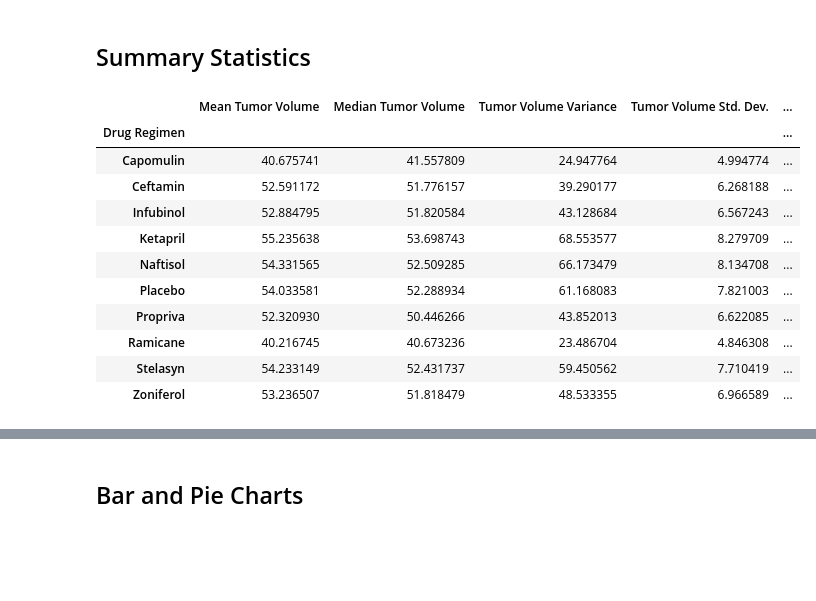
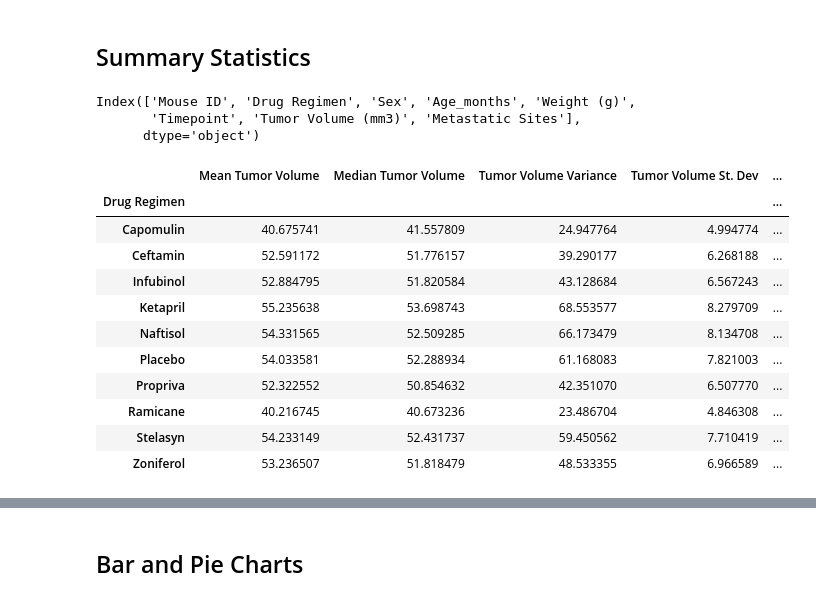
Before and after one commit to judyxia1220/Module-5-Challenge, a Jupyter notebook: Pymaceuticals/pymaceuticals.ipynb, the cells around one changed output, grey strips where cells are left out. Cells and saved outputs as stored; diff of their text form; code cells hidden in the pictures; blank space fills up the shorter version.

Commit message:
Added Summary Statistics

```diff
--- a/Pymaceuticals/pymaceuticals.ipynb
+++ b/Pymaceuticals/pymaceuticals.ipynb
@@ -92,14 +92,37 @@ len(clean_df['Mouse ID'].unique())
 248
 # %% [markdown]
 ## Summary Statistics
+# %%
+print(merged_data.columns)
+# %% [output]
+Index(['Mouse ID', 'Drug Regimen', 'Sex', 'Age_months', 'Weight (g)',
+       'Timepoint', 'Tumor Volume (mm3)', 'Metastatic Sites'],
+      dtype='object')
 # %%
 # Generate a summary statistics table of mean, median, variance, standard deviation, and SEM of the tumor volume for each regimen
 
 # Use groupby and summary statistical methods to calculate the following properties of each drug regimen:
+group_regimen =  merged_data.groupby("Drug Regimen")["Tumor Volume (mm3)"]
+
 # mean, median, variance, standard deviation, and SEM of the tumor volume.
+tumor_mean = group_regimen.mean()
+tumor_median = group_regimen.median()
+tumor_variance = group_regimen.var()
+tumor_st_dev = group_regimen.std()
+tumor_SEM = group_regimen.sem()
+
 # Assemble the resulting series into a single summary DataFrame.
+Summary_DF = pd.DataFrame({
+    'Mean Tumor Volume': tumor_mean,
+    'Median Tumor Volume': tumor_median,
+    'Tumor Volume Variance': tumor_variance,
+    'Tumor Volume St. Dev': tumor_st_dev,
+    'Tumor Volume SEM':tumor_SEM
+})
+
+Summary_DF
 # %% [output]
-|  | Mean Tumor Volume | Median Tumor Volume | Tumor Volume Variance | Tumor Volume Std. Dev. | ... |
+|  | Mean Tumor Volume | Median Tumor Volume | Tumor Volume Variance | Tumor Volume St. Dev | ... |
 | Drug Regimen |  |  |  |  | ... |
 | Capomulin | 40.675741 | 41.557809 | 24.947764 | 4.994774 | ... |
 | Ceftamin | 52.591172 | 51.776157 | 39.290177 | 6.268188 | ... |
@@ -107,7 +130,7 @@ len(clean_df['Mouse ID'].unique())
 | Ketapril | 55.235638 | 53.698743 | 68.553577 | 8.279709 | ... |
 | Naftisol | 54.331565 | 52.509285 | 66.173479 | 8.134708 | ... |
 | Placebo | 54.033581 | 52.288934 | 61.168083 | 7.821003 | ... |
-| Propriva | 52.320930 | 50.446266 | 43.852013 | 6.622085 | ... |
+| Propriva | 52.322552 | 50.854632 | 42.351070 | 6.507770 | ... |
 | Ramicane | 40.216745 | 40.673236 | 23.486704 | 4.846308 | ... |
 | Stelasyn | 54.233149 | 52.431737 | 59.450562 | 7.710419 | ... |
 | Zoniferol | 53.236507 | 51.818479 | 48.533355 | 6.966589 | ... |
```
Also changed, not shown: parts of 1 cell of this notebook.
